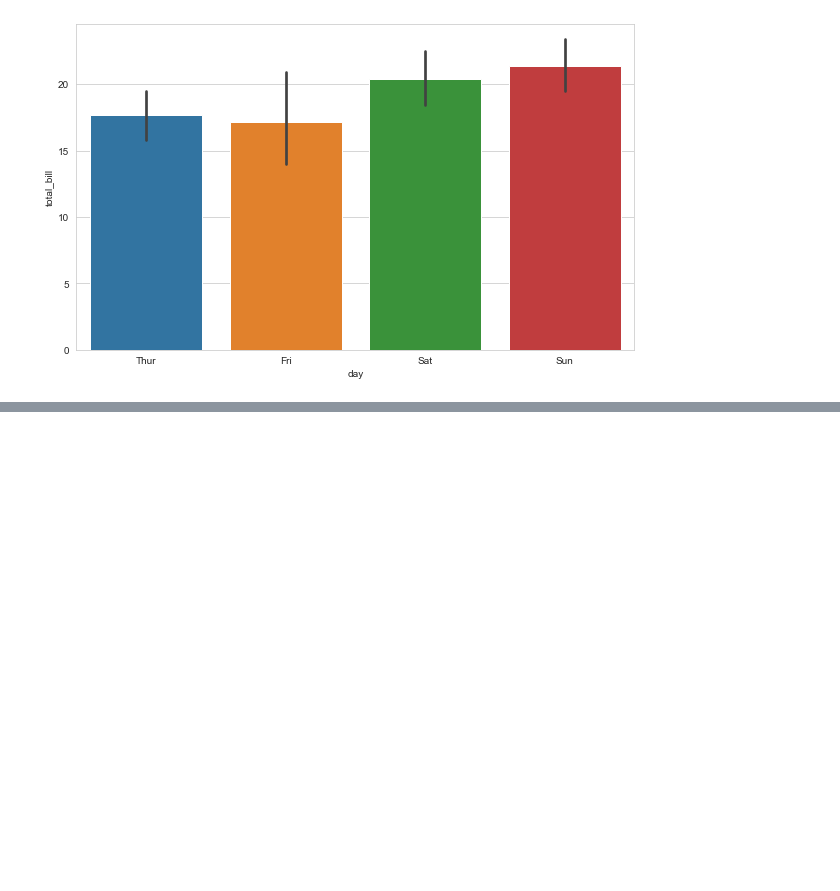
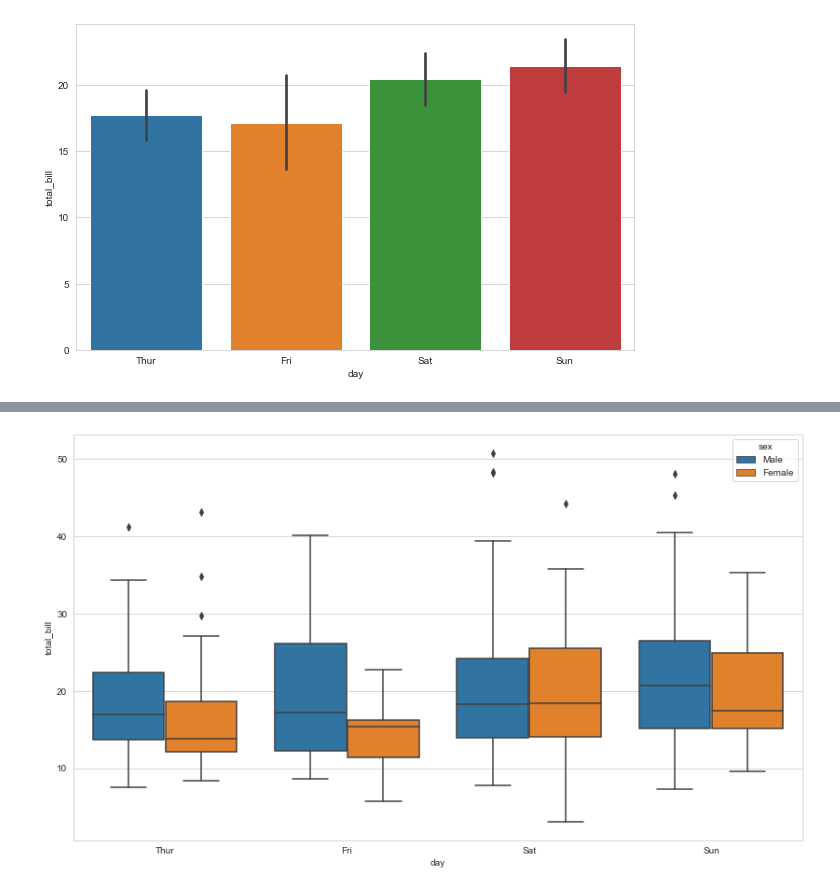
Before and after one commit to Yusuf5001/DVwPy, a Jupyter notebook: Seaborn 4.ipynb, the cells around one changed output, grey strips where cells are left out. Saved outputs shown, nothing was run; the diff lists cells and outputs as text; code cells hidden in the pictures; blank space fills up the shorter version.

```diff
--- a/Seaborn 4.ipynb
+++ b/Seaborn 4.ipynb
@@ -308,0 +325,5 @@ plt.tight_layout()
+# %%
+plt.figure(figsize=(14,8))
+sns.boxplot(x="day", y="total_bill", data=tips, hue="sex");
+# %% [output]
+[figure, added]
```
Also changed, not shown: parts of 20 cells of this notebook.
